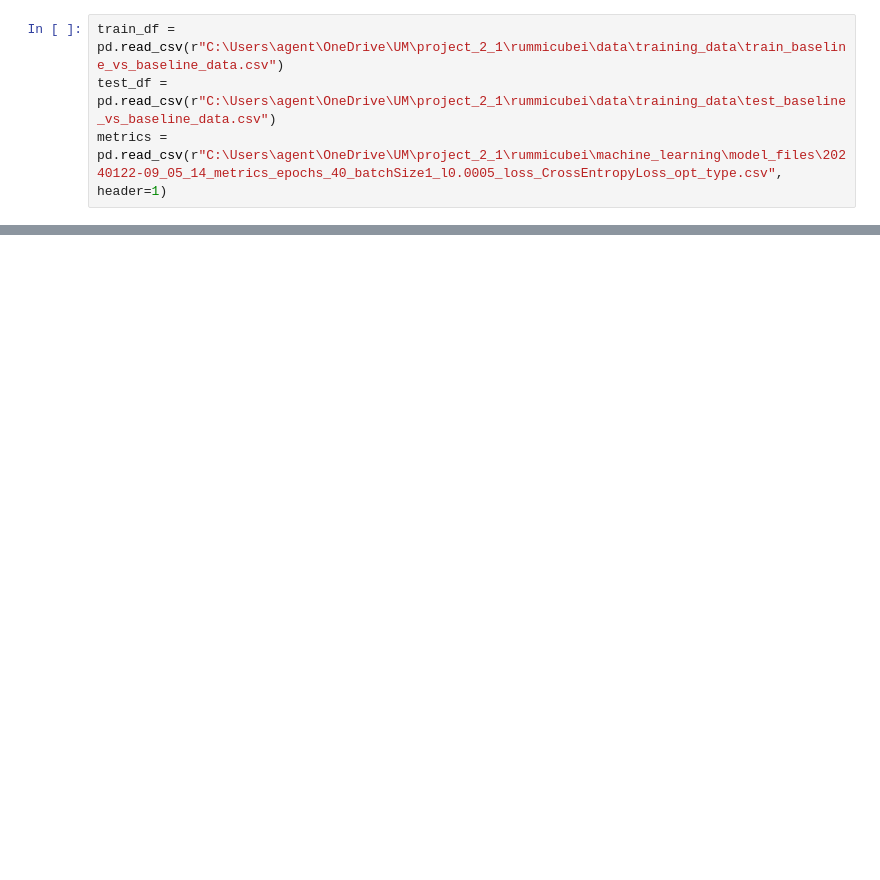
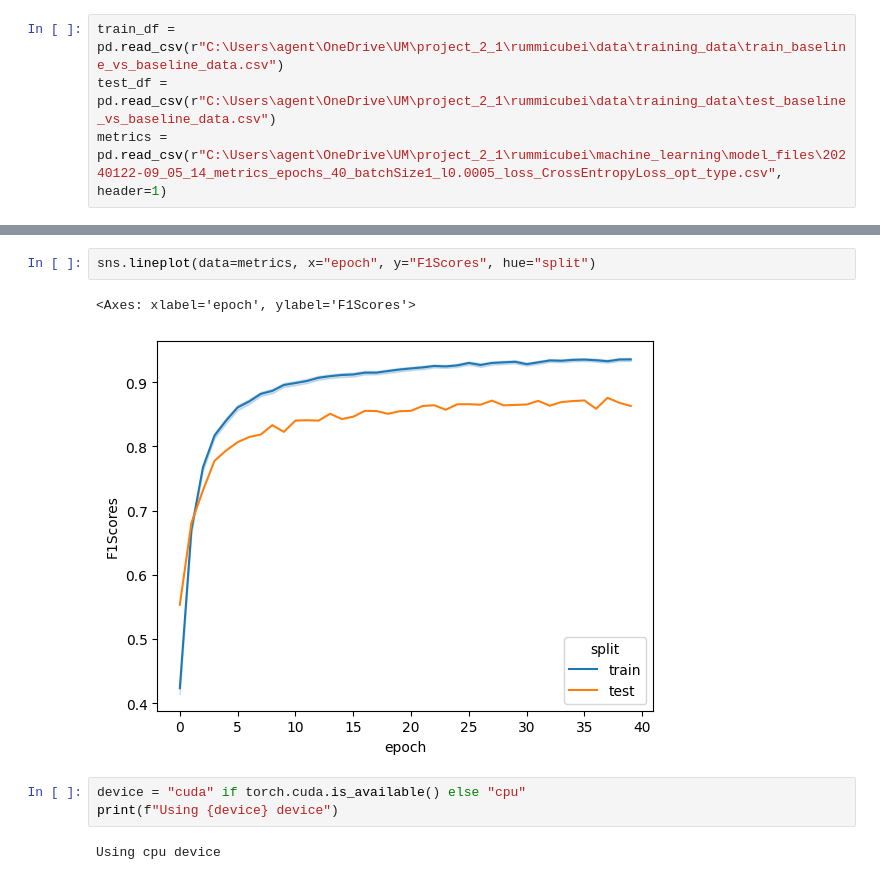
Before and after one commit to kaloyanknkostov/rummicubei, a Jupyter notebook: machine_learning/model_evaluation.ipynb, the cells around one changed output, grey strips where cells are left out. Cells and saved outputs as stored; diff of their text form; blank space fills up the shorter version.

```diff
--- a/machine_learning/model_evaluation.ipynb
+++ b/machine_learning/model_evaluation.ipynb
@@ -16,0 +26,10 @@ sns.lineplot(data=metrics, x="epoch", y="accuracy", hue="split")
+# %%
+sns.lineplot(data=metrics, x="epoch", y="F1Scores", hue="split")
+# %% [output]
+<Axes: xlabel='epoch', ylabel='F1Scores'>
+[figure, added]
+# %%
+device = "cuda" if torch.cuda.is_available() else "cpu"
+print(f"Using {device} device")
+# %% [output]
+Using cpu device
```
Also changed, not shown: parts of 8 cells of this notebook.
